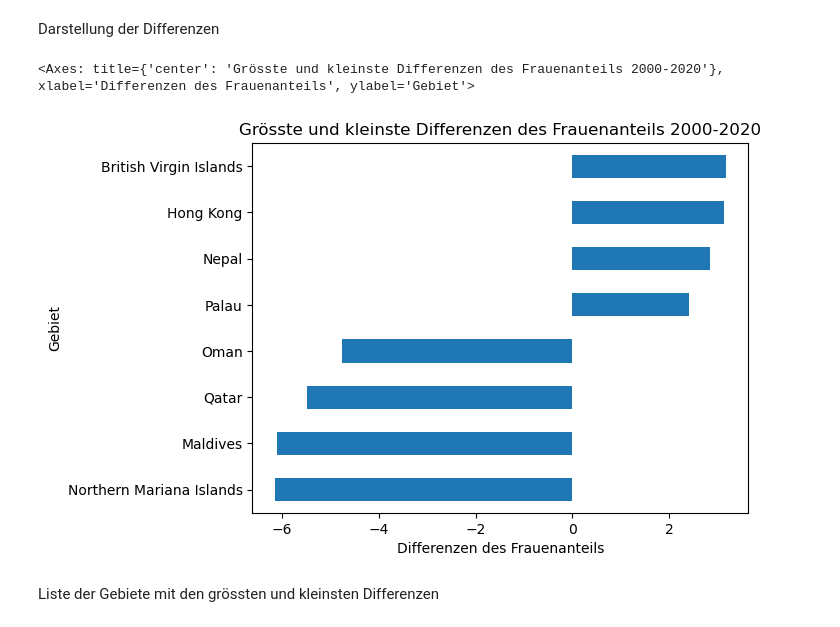
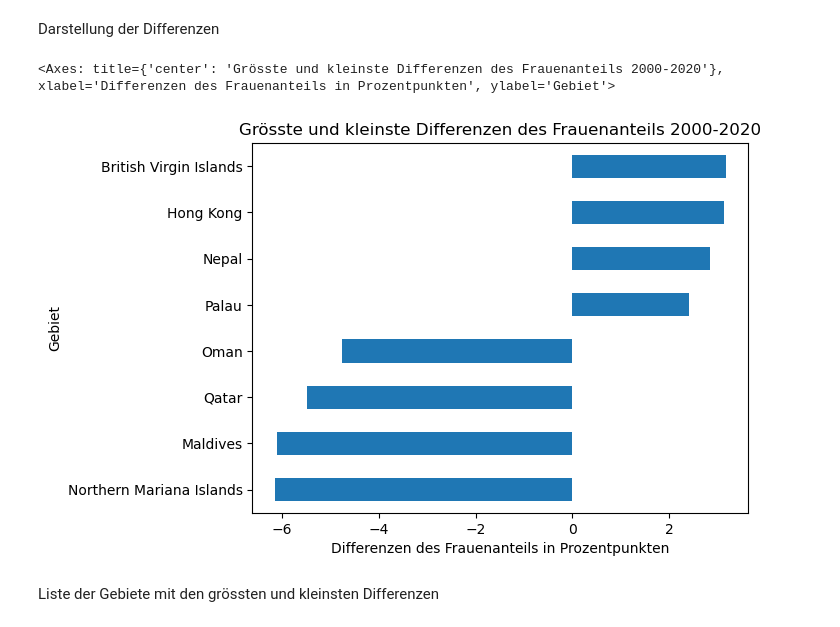
Before and after one commit to elenabuchli/Leistungsnachweis_2, a Jupyter notebook: Leistungsnachweis_Python_Frauenanteil.ipynb, the cells around one changed output. Drawn from its saved outputs; the diff is of its cells as text; code cells hidden in the pictures.

```diff
--- a/Leistungsnachweis_Python_Frauenanteil.ipynb
+++ b/Leistungsnachweis_Python_Frauenanteil.ipynb
@@ -272,10 +277,10 @@ Length: 217, dtype: float64
 Darstellung der Differenzen
 # %%
 diff_sel = (diffs < -4.6) | (diffs > 2.2)
-diffs[diff_sel].plot(kind='barh', title='Grösste und kleinste Differenzen des Frauenanteils 2000-2020', xlabel='Differenzen des Frauenanteils')
+diffs[diff_sel].plot(kind='barh', title='Grösste und kleinste Differenzen des Frauenanteils 2000-2020', xlabel='Differenzen des Frauenanteils in Prozentpunkten')
 # %% [output]
-<Axes: title={'center': 'Grösste und kleinste Differenzen des Frauenanteils 2000-2020'}, xlabel='Differenzen des Frauenanteils', ylabel='Gebiet'>
+<Axes: title={'center': 'Grösste und kleinste Differenzen des Frauenanteils 2000-2020'}, xlabel='Differenzen des Frauenanteils in Prozentpunkten', ylabel='Gebiet'>
-[figure, old version]
+[figure, new version]
 # %% [markdown]
 Liste der Gebiete mit den grössten und kleinsten Differenzen
 # %%
```
Also changed, not shown: parts of 10 cells of this notebook, 1 other file.
